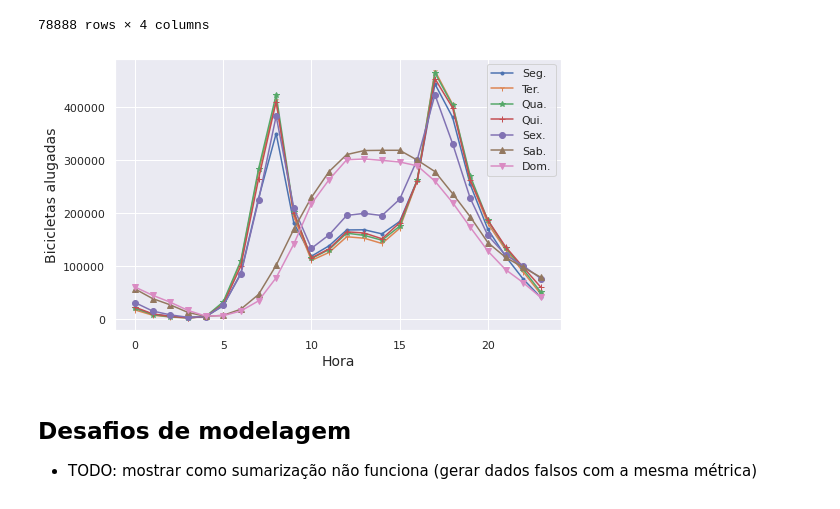
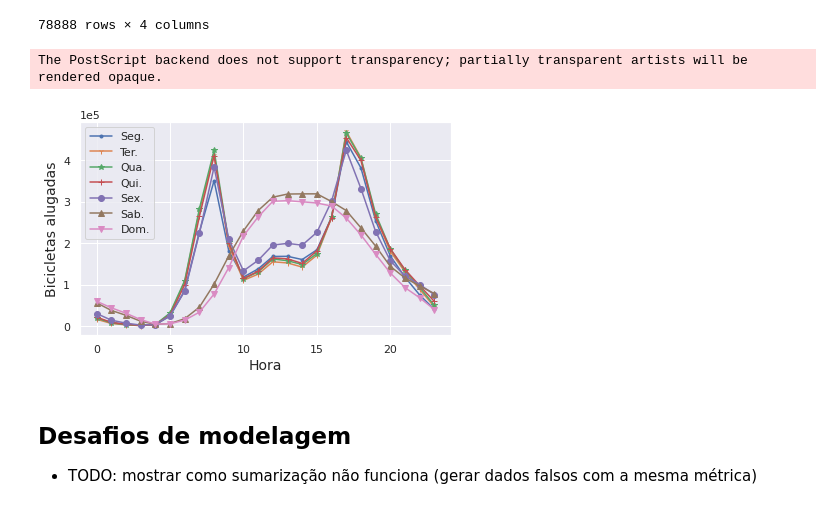
Before and after one commit to ifribeiro/minicurso_webmedia22, a Jupyter notebook: gans_bikes.ipynb, the cells around one changed output. Cells and saved outputs as stored; diff of their text form; code cells hidden in the pictures.

Commit message:
images chapter

```diff
--- a/gans_bikes.ipynb
+++ b/gans_bikes.ipynb
@@ -123,9 +123,13 @@ df_real
 78888 rows × 4 columns
 # %%
 p.plot_sum_real(list_cnt_real=lista_cnt, list_dates=lista_datas)
+plt.ticklabel_format(style='sci', axis='y', scilimits=(0,0))
+plt.tight_layout()
+plt.savefig("imagens/analises/bike_somas_intervalos.eps")
 plt.show()
 # %% [output]
+The PostScript backend does not support transparency; partially transparent artists will be rendered opaque.
-[figure, old version]
+[figure, new version]
 # %% [markdown]
 ## Desafios de modelagem
 
```
